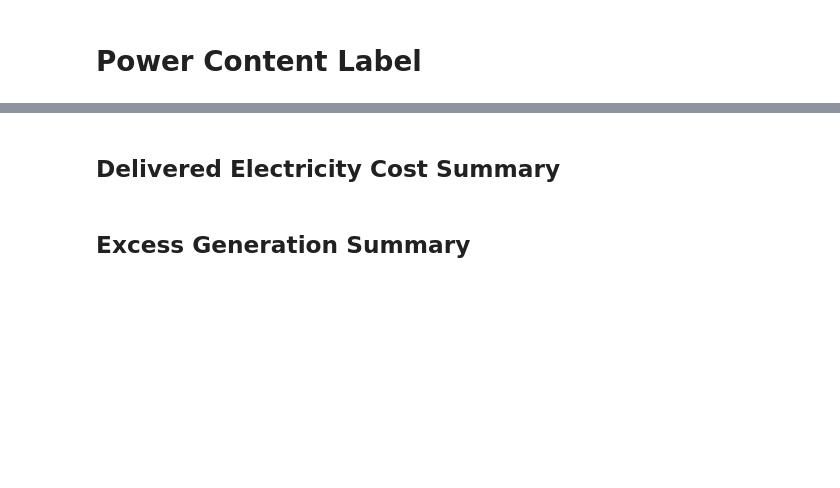
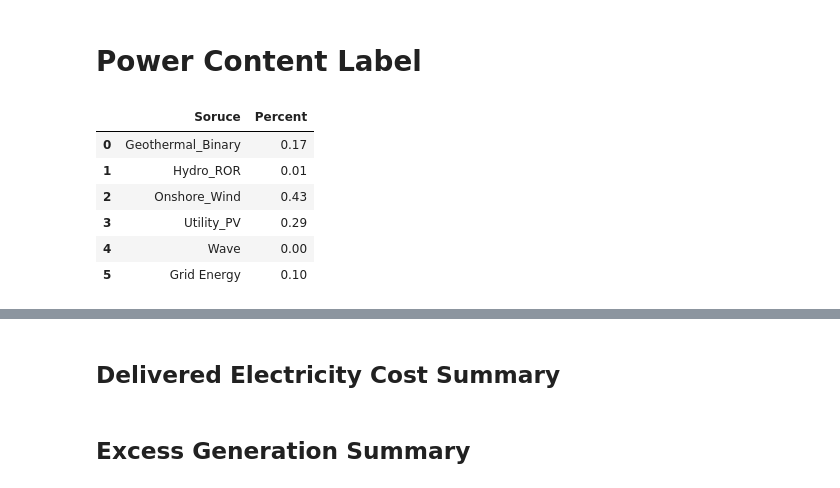
Before and after one commit to pencleanenergy/MATCH-model, a Jupyter notebook: switch_model/reporting/summary_report_update.ipynb, the cells around one changed output, grey strips where cells are left out. Saved outputs shown, nothing was run; the diff lists cells and outputs as text; code cells hidden in the pictures; blank space fills up the shorter version.

```diff
--- a/switch_model/reporting/summary_report_update.ipynb
+++ b/switch_model/reporting/summary_report_update.ipynb
@@ -42,13 +42,27 @@ print(f'Scenario Name: {scenario_name}')
 Scenario Name: hourly_90
 # %%
 # load data from csvs
-load_balance = pd.read_csv(data_dir / 'load_balance.csv', parse_dates=True)
+load_balance = pd.read_csv(data_dir / 'load_balance.csv')
 gen_cap = pd.read_csv(data_dir / 'gen_cap.csv')
 gen_build_predetermined = pd.read_csv(inputs_dir / 'gen_build_predetermined.csv', usecols=['GENERATION_PROJECT'])
 generation_projects_info = pd.read_csv(inputs_dir / 'generation_projects_info.csv')
 hybrid_pair = hybrid_pair_dict(generation_projects_info)
 costs_by_gen = pd.read_csv(data_dir / 'costs_by_gen.csv')
-storage_dispatch = pd.read_csv(data_dir / 'storage_dispatch.csv', parse_dates=True)
+storage_dispatch = pd.read_csv(data_dir / 'storage_dispatch.csv')
+dispatch = pd.read_csv(data_dir / 'dispatch.csv')
+
+
+technology_color_map = {'Hydro ROR':'Purple',
+ 'Onshore Wind':'Blue',
+ 'Offshore Wind':'Navy',
+ 'Utility PV':'Yellow',
+ 'Hybrid Utility PV':'Yellow',
+ 'CSP':'Orange',
+ 'Geothermal Binary':'Sienna',
+ 'Li Ion Battery':'Green',
+ 'Hybrid Li Ion Battery':'Green',
+ 'Grid Energy':'Red',
+ '(?)':'Black'}
 # %% [markdown]
 ## Portfolio Renewable Percentage
 # %%
@@ -151,0 +119,32 @@ delivered_energy_pie.show()
+# %%
+# calculate the percent of energy from grid power
+percent_from_grid = load_balance.SystemPower.sum() / load_balance.zone_demand_mw.sum()
+
+# get the list of technologies
+generator_technology_dict = generation_projects_info[['GENERATION_PROJECT','gen_tech']]
+generator_technology_dict = dict(zip(generator_technology_dict.GENERATION_PROJECT, generator_technology_dict.gen_tech))
+
+# add a generator technology column to the dispatch data
+dispatch['gen_tech'] = dispatch['generation_project'].map(generator_technology_dict)
+
+# calculate the mix of dispatched energy
+dispatch_percent = dispatch.groupby('gen_tech').sum().reset_index()[['gen_tech','DispatchGen_MW']]
+# calculate by percent
+dispatch_percent['DispatchGen_MW'] = dispatch_percent['DispatchGen_MW'] / dispatch_percent.DispatchGen_MW.sum()
+
+# discount the percentages by the inverse of the system power percentage
+dispatch_percent['DispatchGen_MW'] = dispatch_percent['DispatchGen_MW'] * (1 - percent_from_grid)
+
+dispatch_percent = dispatch_percent.append({'gen_tech':'Grid Energy','DispatchGen_MW': percent_from_grid}, ignore_index=True)
+
+dispatch_percent = dispatch_percent.rename(columns={'gen_tech':'Source','DispatchGen_MW':'Percent'})
+
+dispatch_percent
+# %% [output]
+|  | Soruce | Percent |
+| 0 | Geothermal_Binary | 0.17 |
+| 1 | Hydro_ROR | 0.01 |
+| 2 | Onshore_Wind | 0.43 |
+| 3 | Utility_PV | 0.29 |
+| 4 | Wave | 0.00 |
+| 5 | Grid Energy | 0.10 |
```
Also changed, not shown: parts of 3 cells of this notebook, 1 other file.
